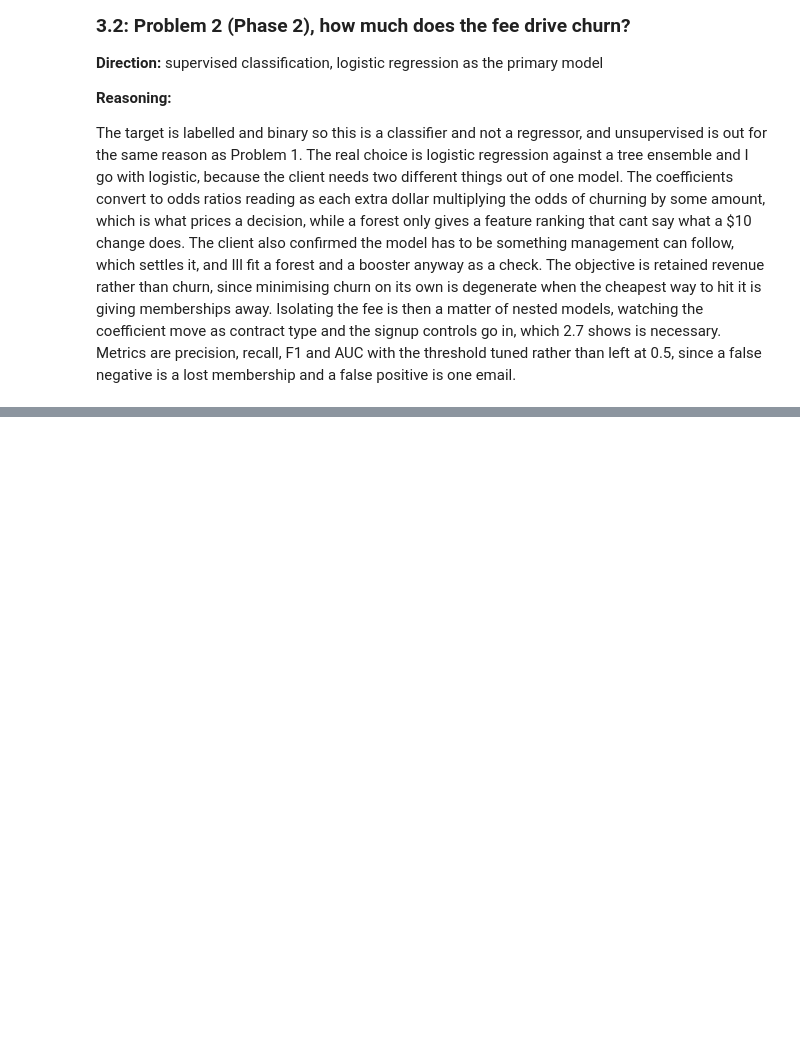
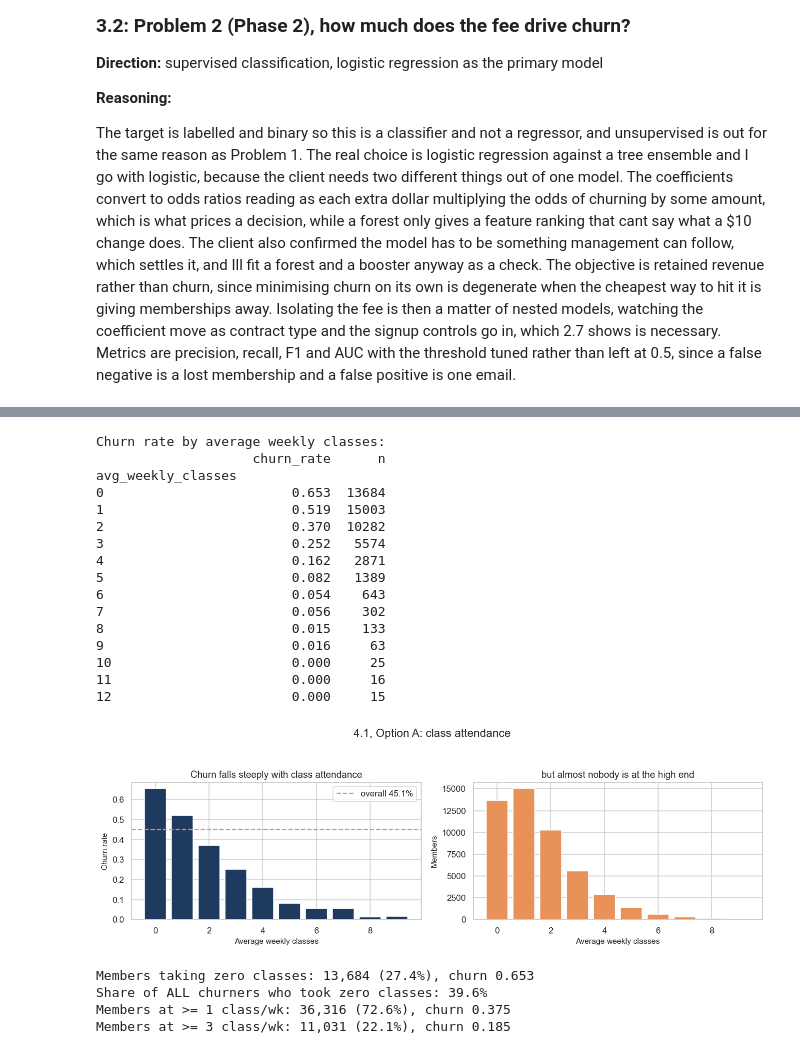
Before and after one commit to derekchengg/IAT461-Final-Assignment, a Jupyter notebook: IAT461_Final_DerekCheng_dca130.ipynb, the cells around one changed output, grey strips where cells are left out. Cells and saved outputs as stored; diff of their text form; code cells hidden in the pictures; blank space fills up the shorter version.

```diff
--- a/IAT461_Final_DerekCheng_dca130.ipynb
+++ b/IAT461_Final_DerekCheng_dca130.ipynb
@@ -634,0 +641,57 @@ The target is labelled and binary so this is a classifier and not a regressor, a
+# %%
+# Option A: does class attendance separate churn, and can a reward reach the people
+# who are leaving? Group churn rates first, then the size of each group, because a
+# reward is only worth funding if the group it targets is the group that churns.
+# reference: Week 6 slides, "Now imagine two groups" (compare the groups before
+#            testing anything about them)
+opt_a = df.groupby("avg_weekly_classes")["churned_by_february"].agg(["mean", "size"])
+opt_a.columns = ["churn_rate", "n"]
+print("Churn rate by average weekly classes:")
+print(opt_a.round(3))
+
+fig, axes = plt.subplots(1, 2, figsize=(12, 3.8))
+sub = opt_a[opt_a["n"] >= 50]
+axes[0].bar(sub.index, sub["churn_rate"], color=DARK)
+axes[0].axhline(churn_rate, color=ACCENT, ls="--", lw=1.5, label="overall 45.1%")
+axes[0].set_xlabel("Average weekly classes")
+axes[0].set_ylabel("Churn rate")
+axes[0].set_title("Churn falls steeply with class attendance")
+axes[0].legend()
+
+axes[1].bar(sub.index, sub["n"], color=ACCENT)
+axes[1].set_xlabel("Average weekly classes")
+axes[1].set_ylabel("Members")
+axes[1].set_title("but almost nobody is at the high end")
+fig.suptitle("4.1, Option A: class attendance", y=1.05)
+plt.tight_layout()
+plt.show()
+
+zero = df["avg_weekly_classes"] == 0
+print(f"\nMembers taking zero classes: {zero.sum():,} ({zero.mean()*100:.1f}%), churn {df.loc[zero,'churned_by_february'].mean():.3f}")
+print(f"Share of ALL churners who took zero classes: "
+      f"{df.loc[zero,'churned_by_february'].sum() / n_churn * 100:.1f}%")
+for thr in [1, 3]:
+    hit = df["avg_weekly_classes"] >= thr
+    print(f"Members at >= {thr} class/wk: {hit.sum():,} ({hit.mean()*100:.1f}%), churn {df.loc[hit,'churned_by_february'].mean():.3f}")
+# %% [output]
+Churn rate by average weekly classes:
+                    churn_rate      n
+avg_weekly_classes
+0                        0.653  13684
+1                        0.519  15003
+2                        0.370  10282
+3                        0.252   5574
+4                        0.162   2871
+5                        0.082   1389
+6                        0.054    643
+7                        0.056    302
+8                        0.015    133
+9                        0.016     63
+10                       0.000     25
+11                       0.000     16
+12                       0.000     15
+[figure, added]
+Members taking zero classes: 13,684 (27.4%), churn 0.653
+Share of ALL churners who took zero classes: 39.6%
+Members at >= 1 class/wk: 36,316 (72.6%), churn 0.375
+Members at >= 3 class/wk: 11,031 (22.1%), churn 0.185
```
Also changed, not shown: parts of 54 cells of this notebook, 1 other file.
